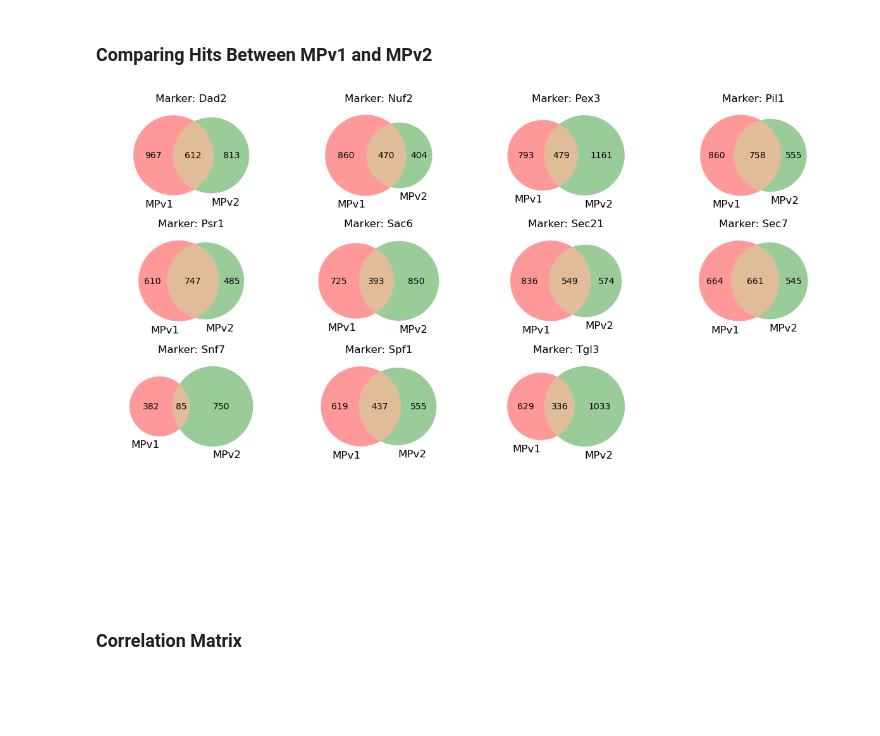
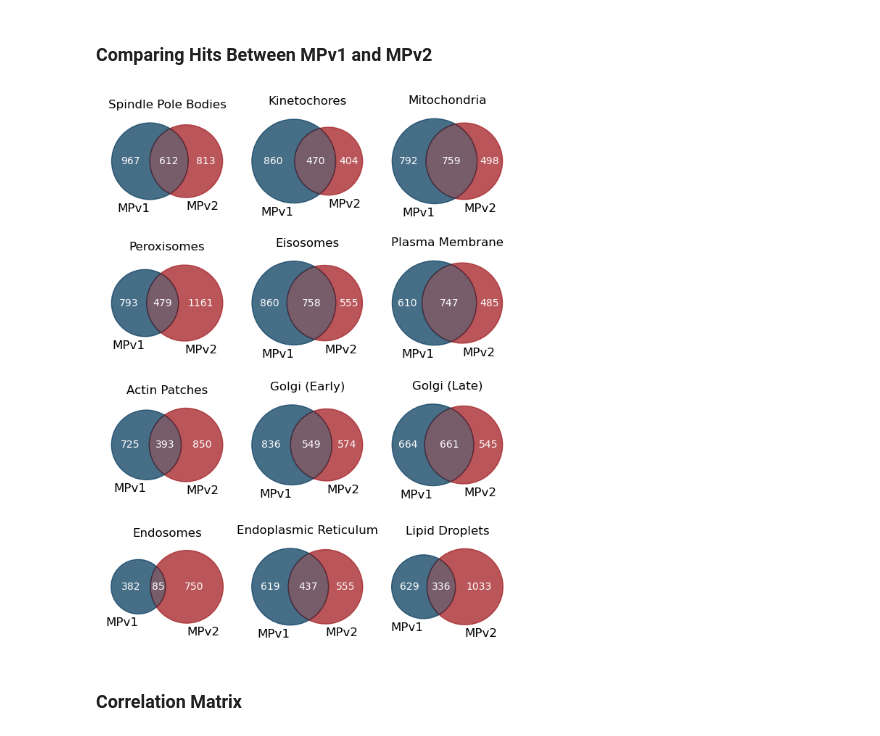
Before and after one commit to arsam-dj/MarkerProject, a Jupyter notebook: 12_make_plots_with_phenotype_data.ipynb, the cells around one changed output. Cells and saved outputs as stored; diff of their text form; code cells hidden in the pictures; blank space fills up the shorter version.

Commit message:
Added Om45 to plots and made plots more visually appealing.

```diff
--- a/12_make_plots_with_phenotype_data.ipynb
+++ b/12_make_plots_with_phenotype_data.ipynb
@@ -22,5 +52,12 @@ pen_col_to_select = "Overall_Penetrance"
 # %% [markdown]
 ### Comparing Hits Between MPv1 and MPv2
+# %%
+def blend(c1,c2, darken=0.85):
+    rgb = (
+        np.array(mcolors.to_rgb(c1)) +
+        np.array(mcolors.to_rgb(c2))
+    ) / 2
+    return rgb * darken
 # %%
 hit_dfs = []
 for marker in markers:
@@ -60,37 +97,55 @@ mpv1_hits = (
     .rename({"Strain": "Strain_ID"})
     .filter(pl.col("Marker").is_in(markers))
     .group_by("Marker")
     .agg(pl.col("Strain_ID").unique())
     .to_dict(as_series=False)
     )
 
 mpv2_dict = dict(zip(mpv2_hits["Marker"], mpv2_hits["Strain_ID"]))
 mpv1_dict = dict(zip(mpv1_hits["Marker"], mpv1_hits["Strain_ID"]))
 
 mpv2_dict = {k: set(v) for k, v in mpv2_dict.items()}
 mpv1_dict = {k: set(v) for k, v in mpv1_dict.items()}
 
 markers = sorted(set(mpv1_dict) | set(mpv2_dict))
 
-fig, axes = plt.subplots(4, 4, figsize=(12, 8))
+
+# Plot
+c1 = "#093D5F"
+c2 = "#A31E23"
+
+fig, axes = plt.subplots(4, 3, figsize=(6, 8))
 axes = axes.flatten()
 
 for i, marker in enumerate(markers):
     set1 = mpv1_dict.get(marker, set())
     set2 = mpv2_dict.get(marker, set())
 
-    venn2([set1, set2], set_labels=("MPv1", "MPv2"), ax=axes[i])
-    axes[i].set_title(f"Marker: {marker}")
+    v = venn2([set1, set2], set_labels=("MPv1", "MPv2"), ax=axes[i])
+    axes[i].set_title(f"{label_maps[marker]}")
+
+    # Recolour
+    v.get_patch_by_id('10').set_color(c1)
+    v.get_patch_by_id('01').set_color(c2)
+    v.get_patch_by_id('11').set_color(blend(c1,c2))
+
+    for region in ['10','01','11']:
+        patch = v.get_patch_by_id(region)
+        label = v.get_label_by_id(region)
+        if patch:
+            patch.set_alpha(0.75)
+            label.set_color("white")
 
 # Hide unused subplot (since 5 plots in 2x3 grid)
 for j in range(len(markers), len(axes)):
     axes[j].axis("off")
 
 plt.tight_layout()
+plt.savefig("/mnt/c/Users/peree/OneDrive/Desktop/venns.pdf", format="pdf",  bbox_inches="tight")
 plt.show()
 plt.close()
 # %% [output]
-[figure, old version]
+[figure, new version]
 # %% [markdown]
 ### Correlation Matrix
 # %%
```
Also changed, not shown: parts of 15 cells of this notebook.
